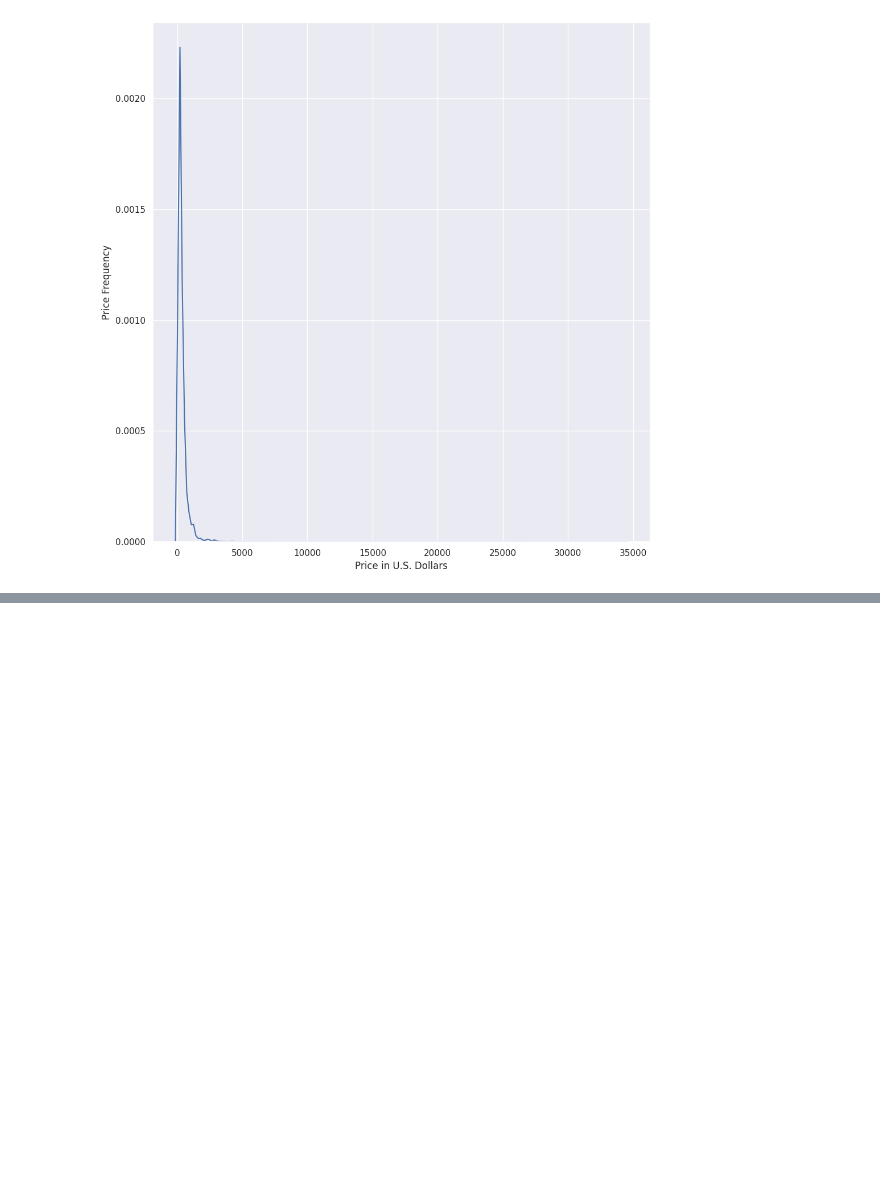
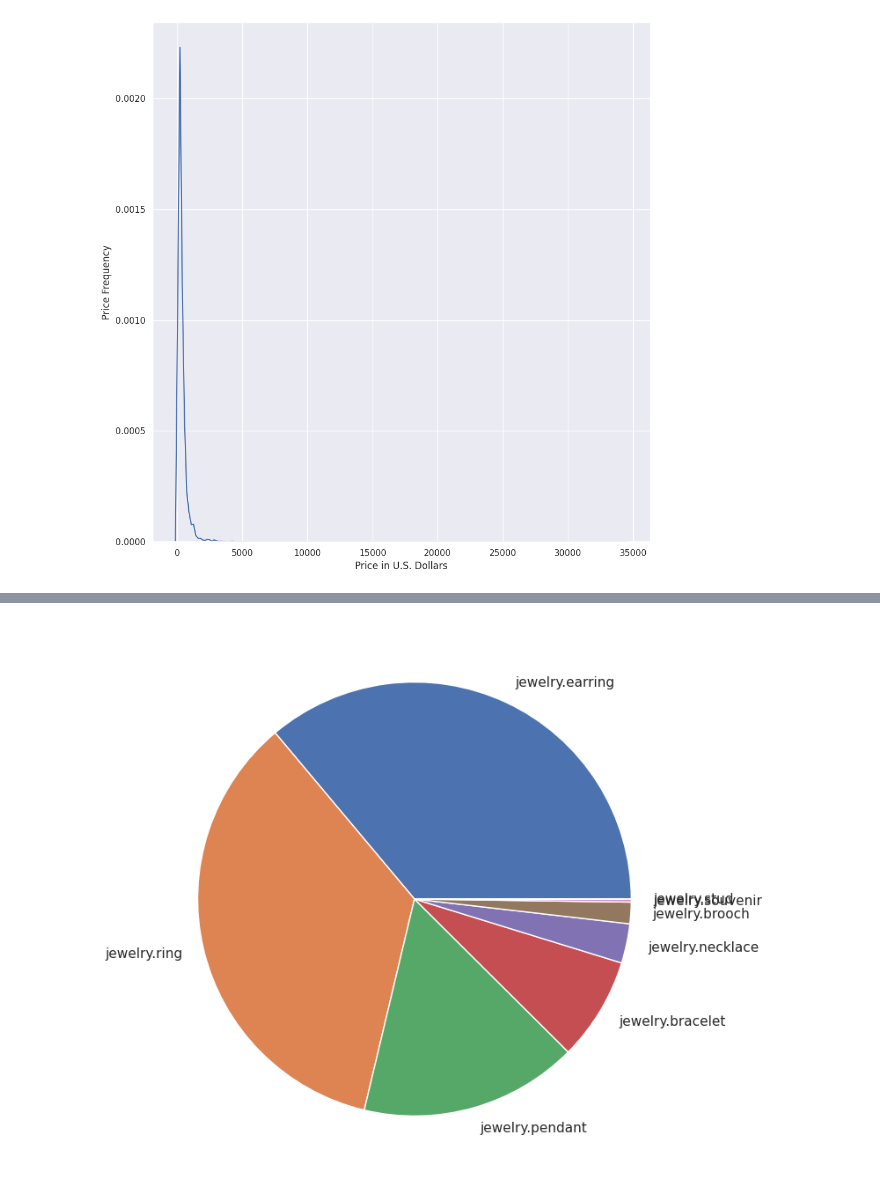
Before and after one commit to Mercymerine/Amdari21DayDataChallenge, a Jupyter notebook: jewellery.ipynb, the cells around one changed output, grey strips where cells are left out. Cells and saved outputs as stored; diff of their text form; code cells hidden in the pictures; blank space fills up the shorter version.

```diff
--- a/jewellery.ipynb
+++ b/jewellery.ipynb
@@ -162,0 +224,5 @@ plt.show();plt.close()
+# %%
+# Extract the actual categories
+categories = data['Category_alias'].unique().tolist()
+categories = [c for c in categories if isinstance (c, str) and 'jewelry' in c]
+categories
@@ -162,0 +240,4 @@ plt.show();plt.close()
+# %%
+#Pick out authentic data based on categories
+real_categories = data.loc[data['Category_alias'].isin(categories)]
+real_categories.shape
@@ -162,0 +284,10 @@ plt.show();plt.close()
+# %%
+#Visualize the jewellery categories
+subdata = real_categories['Category_alias'].value_counts()
+jewellery_categories, count = subdata.index.tolist(), subdata.values.tolist()
+
+plt.figure(figsize=(12, 8))
+plt.pie(x=count, labels=jewellery_categories)
+plt.show();plt.close()
+# %% [output]
+[figure, added]
```
Also changed, not shown: parts of 43 cells of this notebook.
